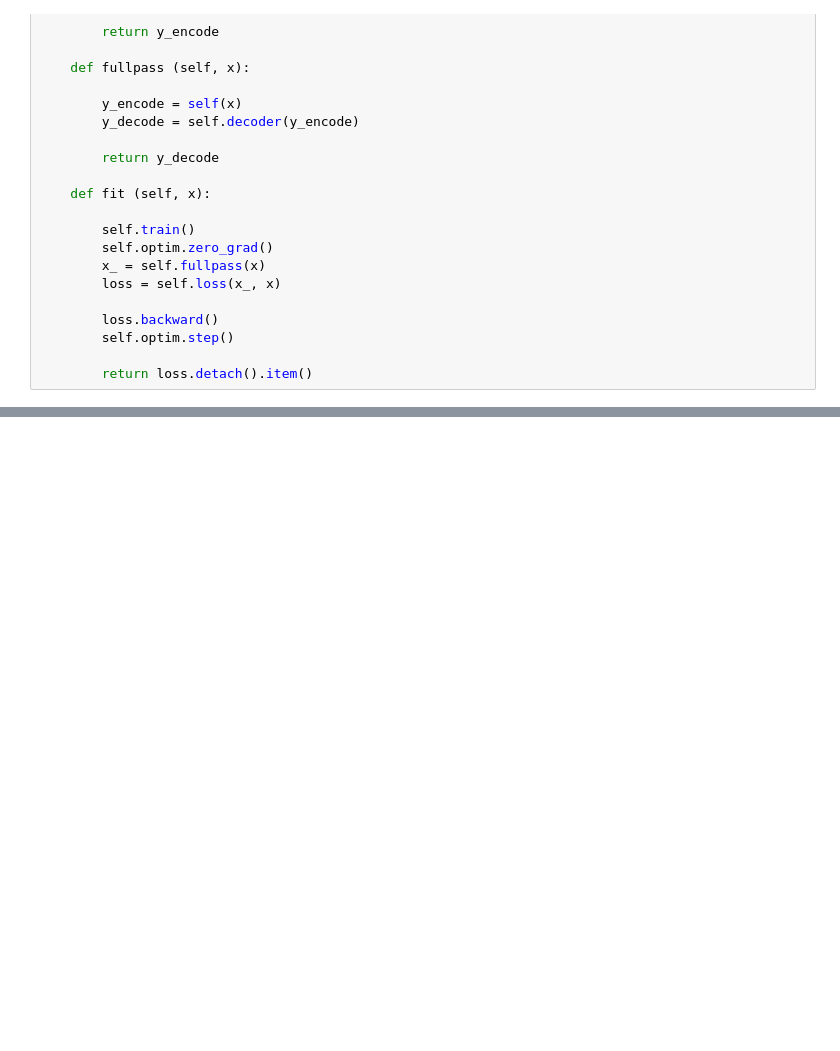
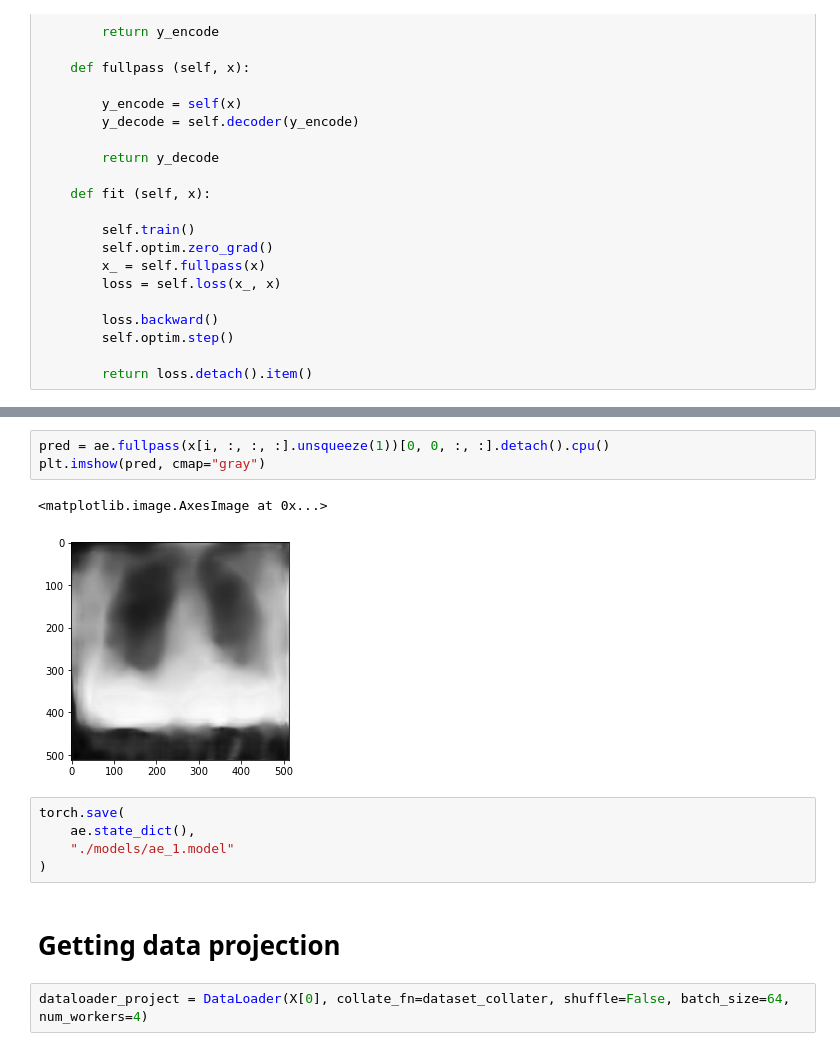
Before and after one commit to alibell/mimic_cxr_clustering, a Jupyter notebook: autoencoder.ipynb, the cells around one changed output, grey strips where cells are left out. Drawn from its saved outputs; the diff is of its cells as text; blank space fills up the shorter version.

```diff
--- a/autoencoder.ipynb
+++ b/autoencoder.ipynb
@@ -188,0 +225,15 @@ for i in range(n_epoch):
+# %%
+pred = ae.fullpass(x[i, :, :, :].unsqueeze(1))[0, 0, :, :].detach().cpu()
+plt.imshow(pred, cmap="gray")
+# %% [output]
+<matplotlib.image.AxesImage at 0x...>
+[figure, added]
+# %%
+torch.save(
+    ae.state_dict(),
+    "./models/ae_1.model"
+)
+# %% [markdown]
+# Getting data projection
+# %%
+dataloader_project = DataLoader(X[0], collate_fn=dataset_collater, shuffle=False, batch_size=64, num_workers=4)
```
Also changed, not shown: parts of 23 cells of this notebook, 4 other files.
